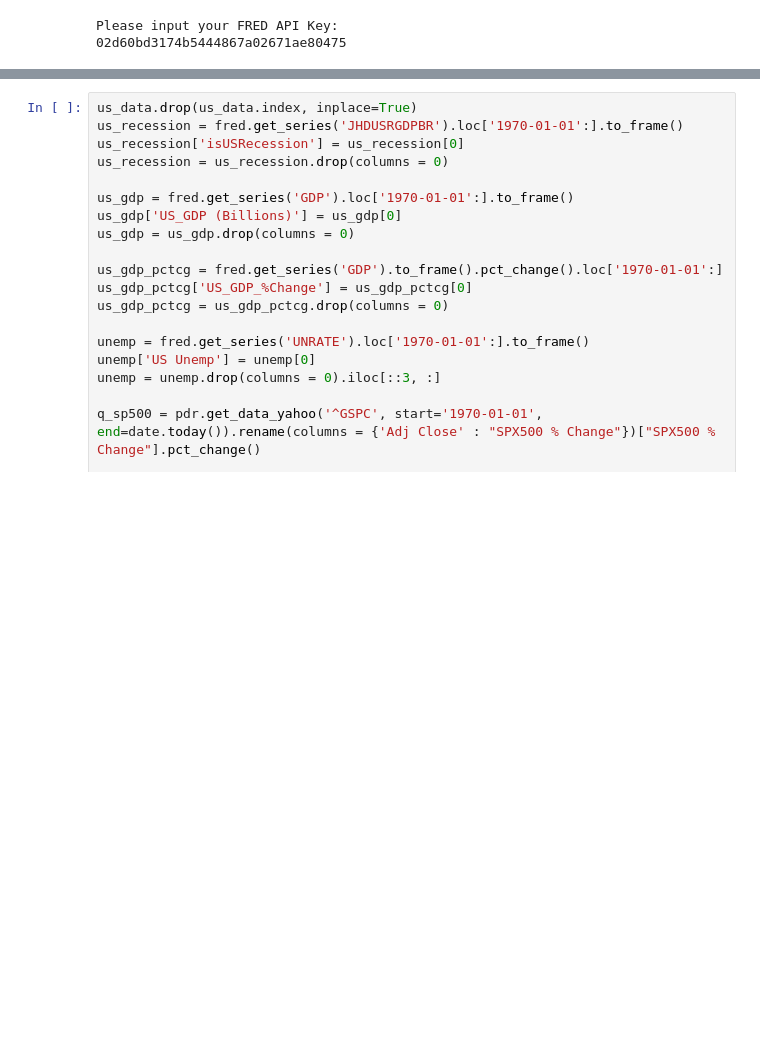
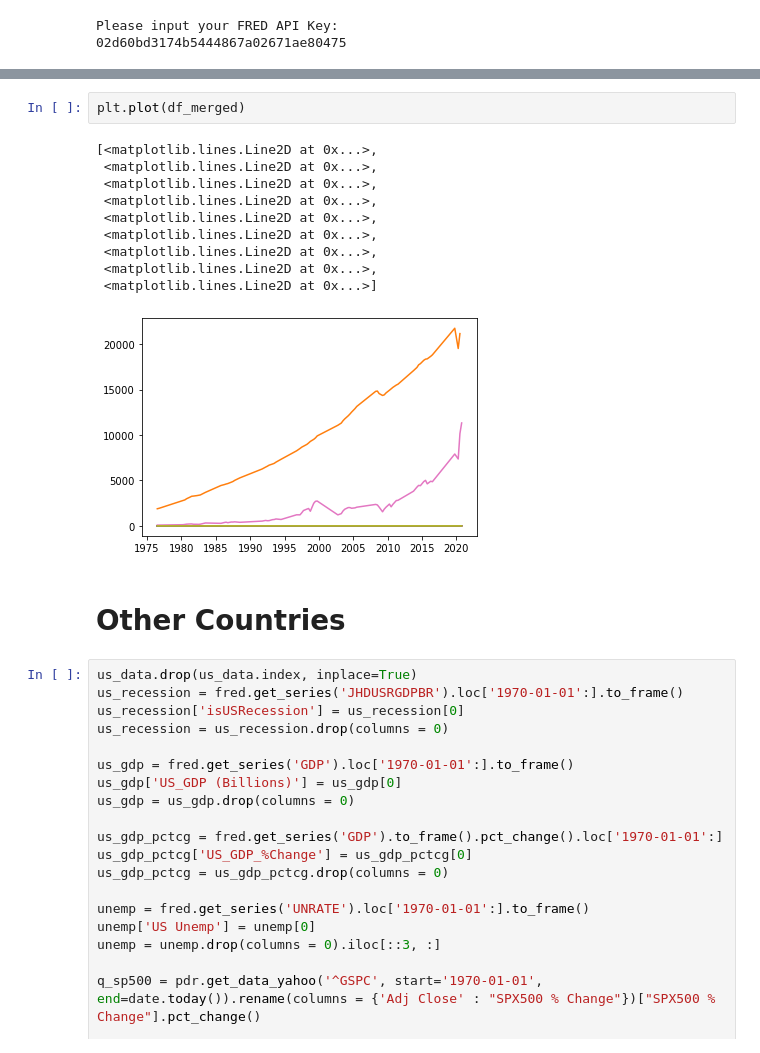
Before and after one commit to AvaneeshKolluri/MacroPredictionsProject, a Jupyter notebook: Project 2.ipynb, the cells around one changed output, grey strips where cells are left out. Saved outputs shown, nothing was run; the diff lists cells and outputs as text; blank space fills up the shorter version.

```diff
--- a/Project 2.ipynb
+++ b/Project 2.ipynb
@@ -29,3 +284,18 @@ Please input your FRED API Key:
+# %%
+plt.plot(df_merged)
+# %% [output]
+[<matplotlib.lines.Line2D at 0x...>,
+ <matplotlib.lines.Line2D at 0x...>,
+ <matplotlib.lines.Line2D at 0x...>,
+ <matplotlib.lines.Line2D at 0x...>,
+ <matplotlib.lines.Line2D at 0x...>,
+ <matplotlib.lines.Line2D at 0x...>,
+ <matplotlib.lines.Line2D at 0x...>,
+ <matplotlib.lines.Line2D at 0x...>,
+ <matplotlib.lines.Line2D at 0x...>]
+[figure, added]
+# %% [markdown]
+# Other Countries
 # %%
 us_data.drop(us_data.index, inplace=True)
 us_recession = fred.get_series('JHDUSRGDPBR').loc['1970-01-01':].to_frame()
```
Also changed, not shown: parts of 17 cells of this notebook.
